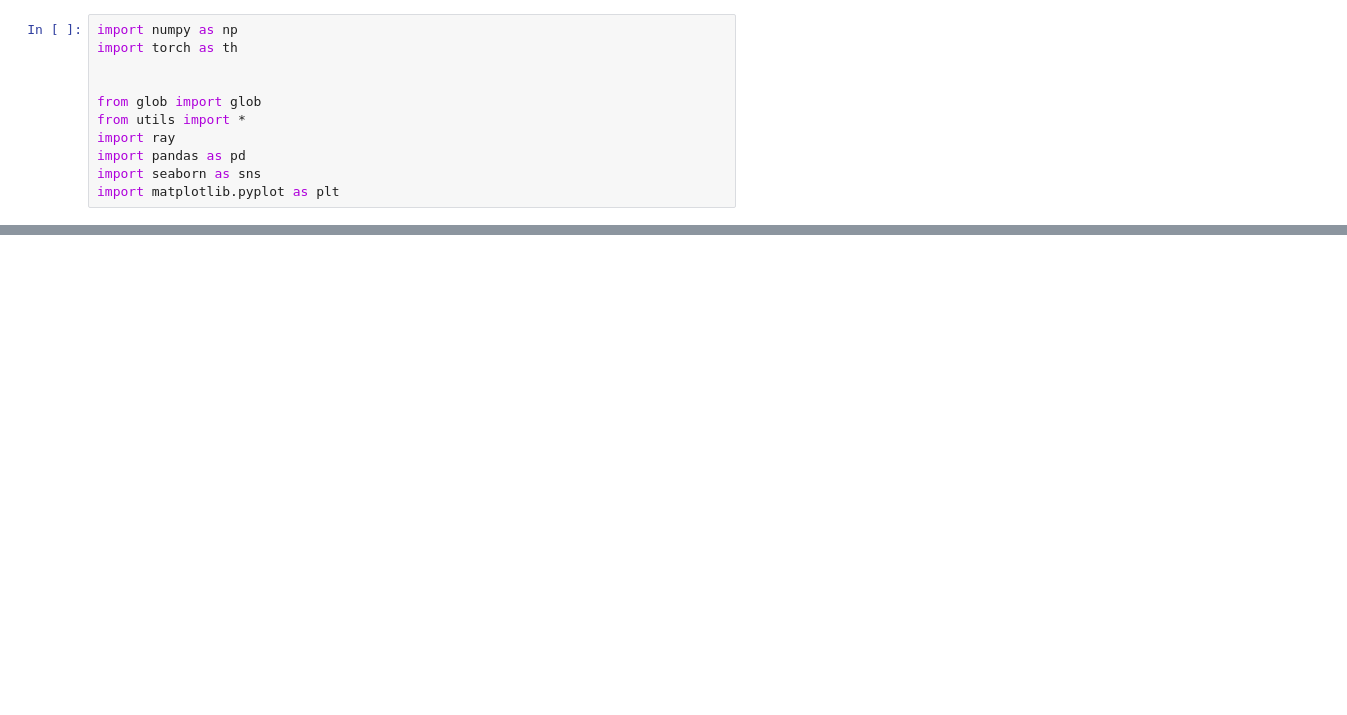
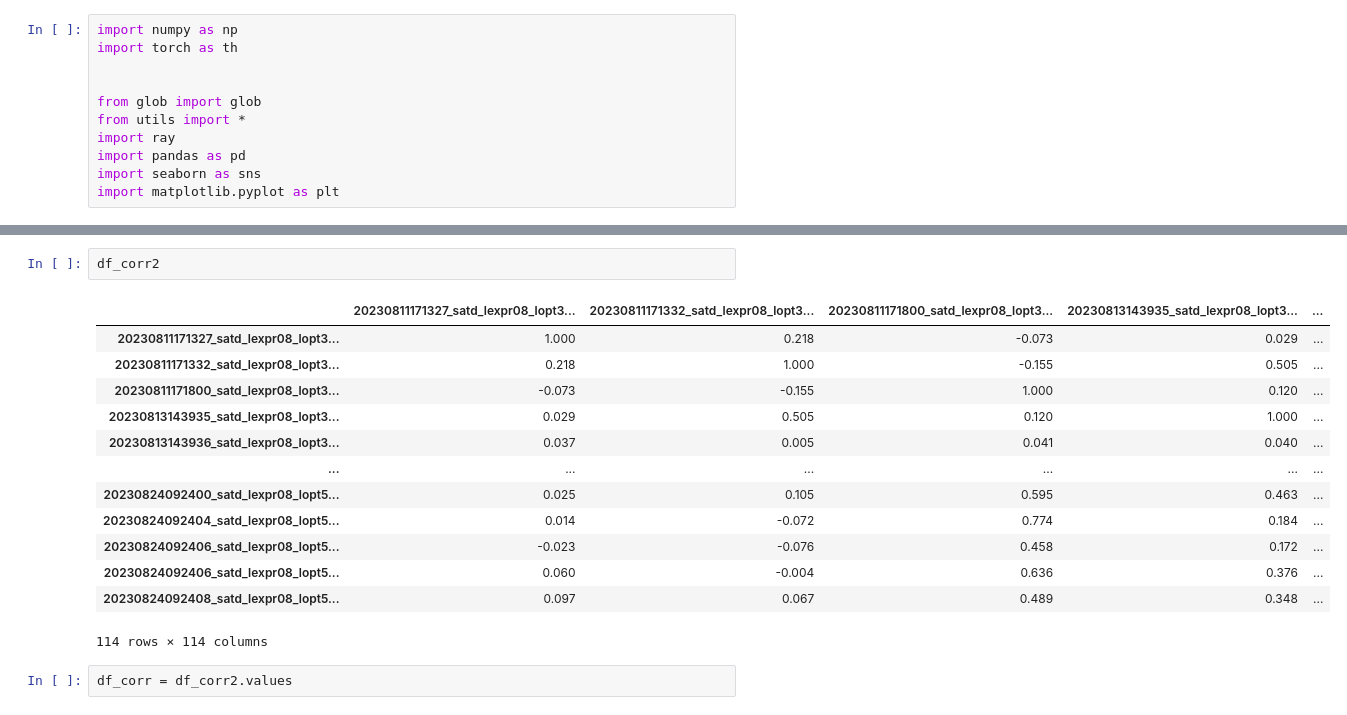
Before and after one commit to ZedRover/alphagen, a Jupyter notebook: test_backtest.ipynb, the cells around one changed output, grey strips where cells are left out. Saved outputs shown, nothing was run; the diff lists cells and outputs as text; blank space fills up the shorter version.

```diff
--- a/test_backtest.ipynb
+++ b/test_backtest.ipynb
@@ -42,0 +126,18 @@ df_corr = df_corr.round(3)
+# %%
+df_corr2
+# %% [output]
+|  | 20230811171327_satd_lexpr08_lopt3... | 20230811171332_satd_lexpr08_lopt3... | 20230811171800_satd_lexpr08_lopt3... | 20230813143935_satd_lexpr08_lopt3... | ... |
+| 20230811171327_satd_lexpr08_lopt3... | 1.000 | 0.218 | -0.073 | 0.029 | ... |
+| 20230811171332_satd_lexpr08_lopt3... | 0.218 | 1.000 | -0.155 | 0.505 | ... |
+| 20230811171800_satd_lexpr08_lopt3... | -0.073 | -0.155 | 1.000 | 0.120 | ... |
+| 20230813143935_satd_lexpr08_lopt3... | 0.029 | 0.505 | 0.120 | 1.000 | ... |
+| 20230813143936_satd_lexpr08_lopt3... | 0.037 | 0.005 | 0.041 | 0.040 | ... |
+| ... | ... | ... | ... | ... | ... |
+| 20230824092400_satd_lexpr08_lopt5... | 0.025 | 0.105 | 0.595 | 0.463 | ... |
+| 20230824092404_satd_lexpr08_lopt5... | 0.014 | -0.072 | 0.774 | 0.184 | ... |
+| 20230824092406_satd_lexpr08_lopt5... | -0.023 | -0.076 | 0.458 | 0.172 | ... |
+| 20230824092406_satd_lexpr08_lopt5... | 0.060 | -0.004 | 0.636 | 0.376 | ... |
+| 20230824092408_satd_lexpr08_lopt5... | 0.097 | 0.067 | 0.489 | 0.348 | ... |
+114 rows × 114 columns
+# %%
+df_corr = df_corr2.values
```
Also changed, not shown: parts of 21 cells of this notebook, 5 other files.
